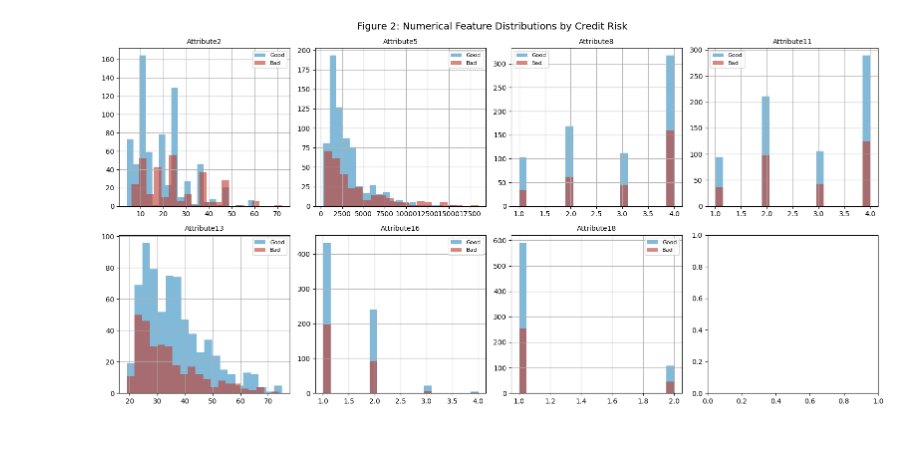
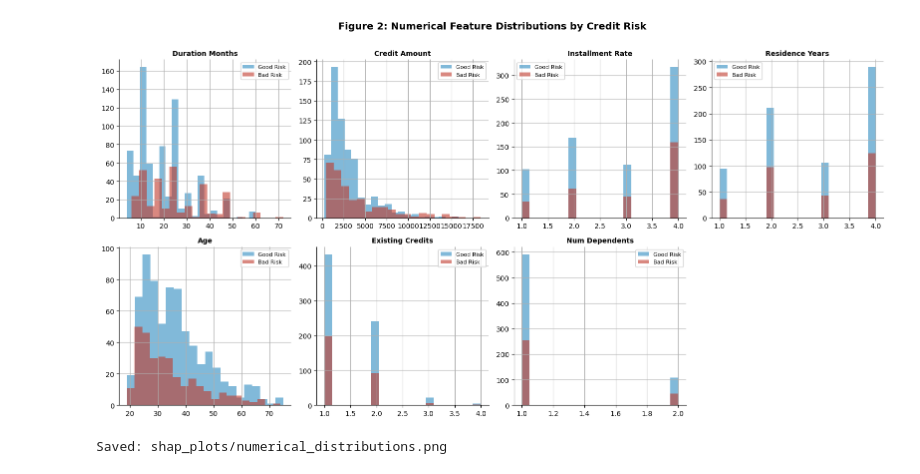
Before and after one commit to Chaitanyalalam17/credit-risk-shap, a Jupyter notebook: notebooks/week4_EDA.ipynb, the cells around one changed output. Drawn from its saved outputs; the diff is of its cells as text; code cells hidden in the pictures; blank space fills up the shorter version.

```diff
--- a/notebooks/week4_EDA.ipynb
+++ b/notebooks/week4_EDA.ipynb
@@ -63,14 +62,15 @@ Saved to shap_plots/class_distribution.png
 # %%
-# Identify categorical and numerical features
+# Separate categorical and numerical features
+target = 'credit_risk'
 cat_cols = df.select_dtypes(include=['object']).columns.tolist()
-num_cols = df.select_dtypes(include=['int64', 'float64']).columns.tolist()
-num_cols.remove('credit_risk')  # remove target
+num_cols = [c for c in df.select_dtypes(include=['int64','float64']).columns
+            if c != target]
 
-print(f"Categorical features ({len(cat_cols)}):")
+print(f"NUMERICAL features ({len(num_cols)}):")
+for c in num_cols:
+    print(f"  {c:<25} min={df[c].min()}, max={df[c].max()}, mean={df[c].mean():.1f}")
+
+print(f"\nCATEGORICAL features ({len(cat_cols)}):")
 for c in cat_cols:
-    print(f"  {c}: {df[c].nunique()} unique values — {df[c].unique()[:5]}")
-
-print(f"\nNumerical features ({len(num_cols)}):")
-for c in num_cols:
-    print(f"  {c}: min={df[c].min()}, max={df[c].max()}, mean={df[c].mean():.1f}")
+    print(f"  {c:<25} {df[c].nunique()} unique values")
 # %% [output]
@@ -94,19 +94,33 @@ Length: 5, dtype: str
 See https://pandas.pydata.org/docs/user_guide/migration-3-strings.html#string-migration-select-dtypes for details on how to write code that works with pandas 2 and 3.
   cat_cols = df.select_dtypes(include=['object']).columns.tolist()
 # %%
-# Numerical feature distributions
+# Numerical feature distributions split by credit risk
 fig, axes = plt.subplots(2, 4, figsize=(16, 8))
 axes = axes.flatten()
-for i, col in enumerate(num_cols[:8]):
+
+for i, col in enumerate(num_cols):
     ax = axes[i]
-    df[df['credit_risk']==0][col].hist(ax=ax, alpha=0.6, label='Good', color='#2E8BC0', bins=20)
-    df[df['credit_risk']==1][col].hist(ax=ax, alpha=0.6, label='Bad', color='#C0392B', bins=20)
-    ax.set_title(col, fontsize=10)
+    df[df['credit_risk']==0][col].hist(
+        ax=ax, alpha=0.6, label='Good Risk', color='#2E8BC0', bins=20)
+    df[df['credit_risk']==1][col].hist(
+        ax=ax, alpha=0.6, label='Bad Risk', color='#C0392B', bins=20)
+    ax.set_title(col.replace('_', ' ').title(), fontsize=10, fontweight='bold')
+    ax.set_xlabel('')
     ax.legend(fontsize=8)
-plt.suptitle('Figure 2: Numerical Feature Distributions by Credit Risk', fontsize=14)
+    ax.spines['top'].set_visible(False)
+    ax.spines['right'].set_visible(False)
+
+# Hide unused subplots if any
+for j in range(len(num_cols), len(axes)):
+    axes[j].set_visible(False)
+
+plt.suptitle('Figure 2: Numerical Feature Distributions by Credit Risk',
+             fontsize=14, fontweight='bold', y=1.01)
 plt.tight_layout()
 plt.savefig('../shap_plots/numerical_distributions.png', dpi=150, bbox_inches='tight')
 plt.show()
+print("Saved: shap_plots/numerical_distributions.png")
 # %% [output]
-[figure, old version]
+[figure, new version]
+Saved: shap_plots/numerical_distributions.png
 # %%
```
Also changed, not shown: parts of 6 cells of this notebook, 18 other files.
